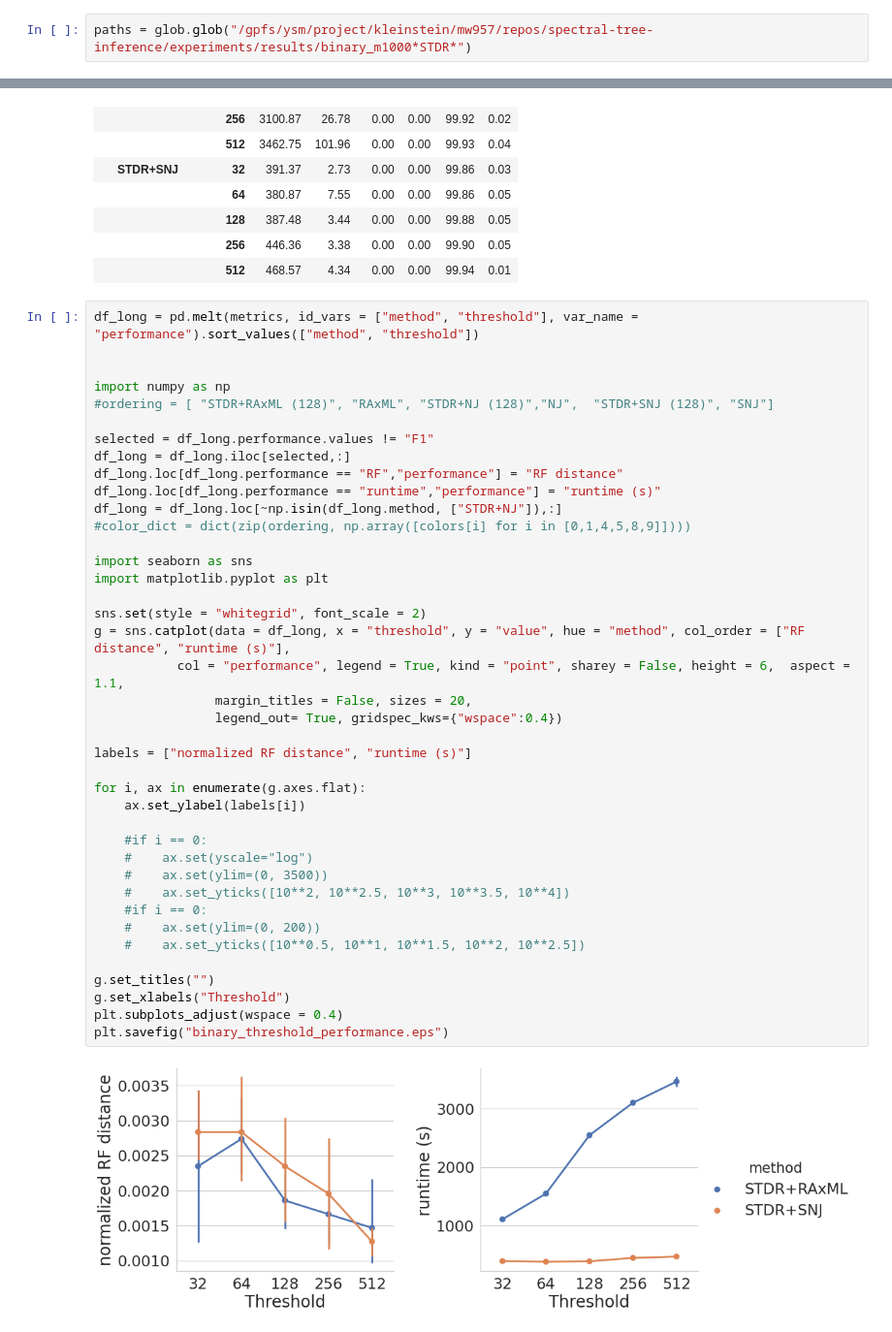
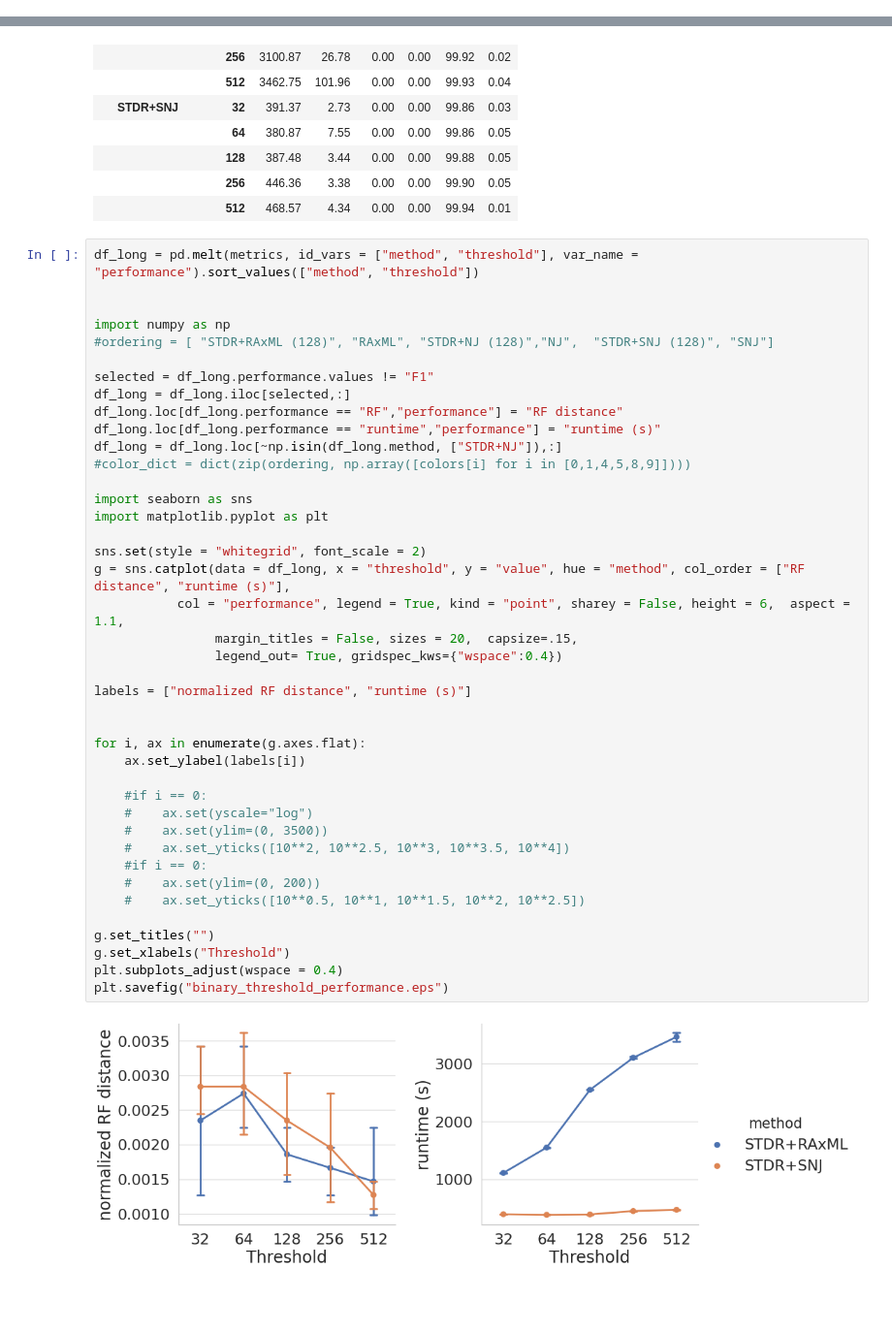
Before and after one commit to NoahAmsel/spectral-tree-inference, a Jupyter notebook: experiments/figs/20201013_binary.ipynb, the cells around one changed output, grey strips where cells are left out. Shown at 97% size. Saved outputs shown, nothing was run; the diff lists cells and outputs as text; blank space fills up the shorter version.

```diff
--- a/experiments/figs/20201013_binary.ipynb
+++ b/experiments/figs/20201013_binary.ipynb
@@ -159,8 +159,6 @@ par_list
 # %%
 par_list.to_csv("/gpfs/ysm/project/kleinstein/mw957/repos/spectral-tree-inference/experiments/test_binary_tree_threshold.lst",
                 sep = "\t",  index = False)
-# %%
-paths = glob.glob("/gpfs/ysm/project/kleinstein/mw957/repos/spectral-tree-inference/experiments/results/binary_m1000*STDR*")
 # %%
 import glob
 import pandas as pd
@@ -219,32 +217,33 @@ df_long.loc[df_long.performance == "RF","performance"] = "RF distance"
 df_long.loc[df_long.performance == "runtime","performance"] = "runtime (s)"
 df_long = df_long.loc[~np.isin(df_long.method, ["STDR+NJ"]),:]
 #color_dict = dict(zip(ordering, np.array([colors[i] for i in [0,1,4,5,8,9]])))
 
 import seaborn as sns
 import matplotlib.pyplot as plt
 
 sns.set(style = "whitegrid", font_scale = 2)
 g = sns.catplot(data = df_long, x = "threshold", y = "value", hue = "method", col_order = ["RF distance", "runtime (s)"],
            col = "performance", legend = True, kind = "point", sharey = False, height = 6,  aspect = 1.1,
-                margin_titles = False, sizes = 20,
+                margin_titles = False, sizes = 20,  capsize=.15,
                 legend_out= True, gridspec_kws={"wspace":0.4})
 
 labels = ["normalized RF distance", "runtime (s)"]
+
 
 for i, ax in enumerate(g.axes.flat):
     ax.set_ylabel(labels[i])
 
     #if i == 0:
     #    ax.set(yscale="log")
     #    ax.set(ylim=(0, 3500))
     #    ax.set_yticks([10**2, 10**2.5, 10**3, 10**3.5, 10**4])
     #if i == 0:
     #    ax.set(ylim=(0, 200))
     #    ax.set_yticks([10**0.5, 10**1, 10**1.5, 10**2, 10**2.5])
 
 g.set_titles("")
 g.set_xlabels("Threshold")
 plt.subplots_adjust(wspace = 0.4)
 plt.savefig("binary_threshold_performance.eps")
 # %% [output]
-[figure, old version]
+[figure, new version]
```
Also changed, not shown: 8 other files.
